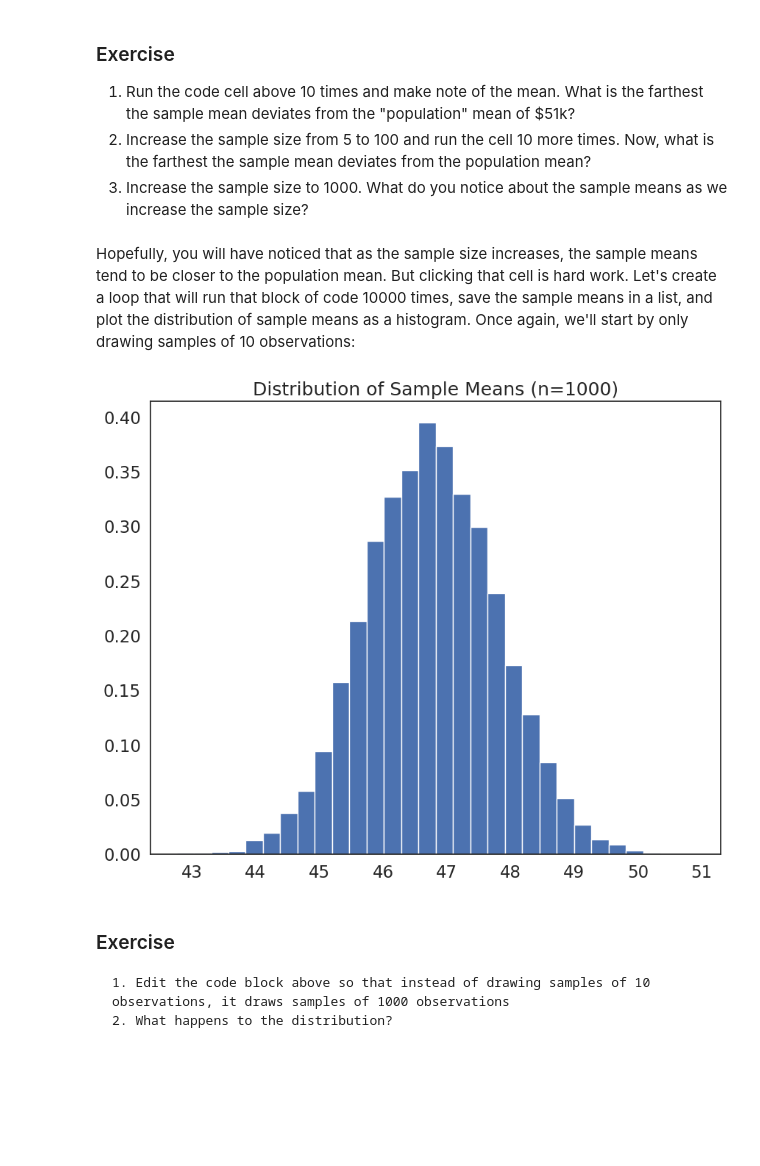
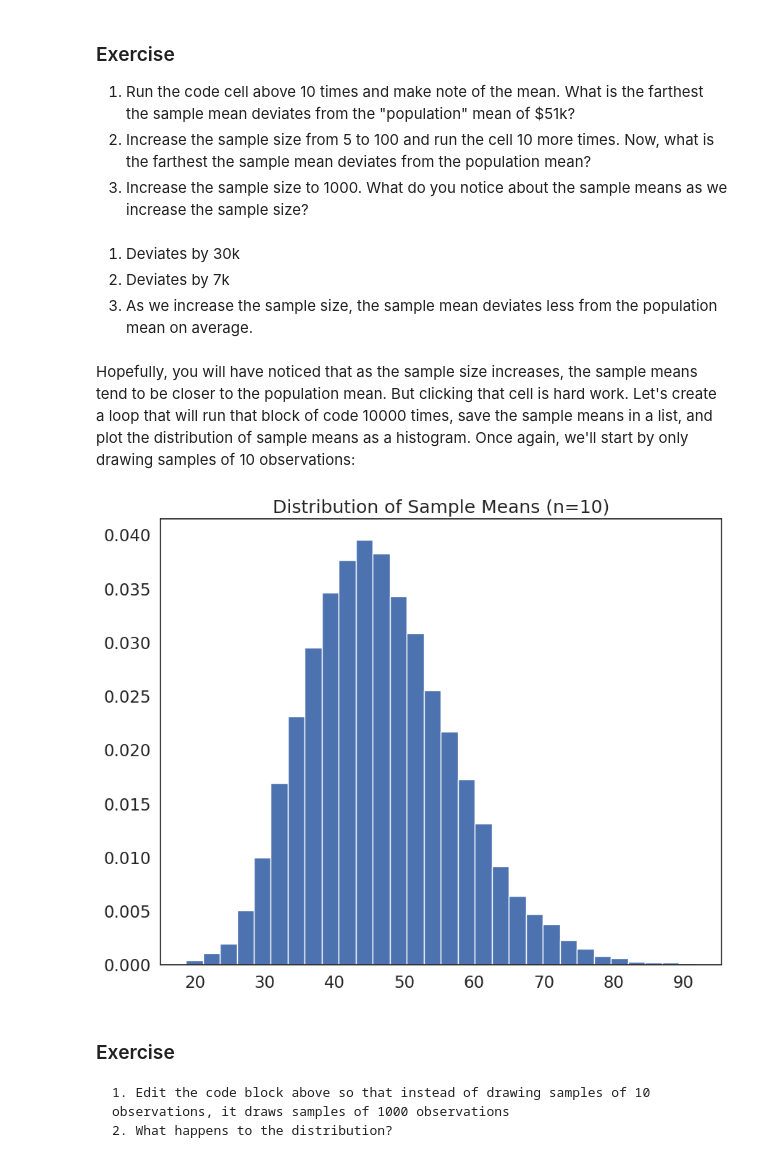
Before and after one commit to zixinsun2004/QM2, a Jupyter notebook: notebooks/W05. Distributions and Basic Statistics.ipynb, the cells around one changed output. Drawn from its saved outputs; the diff is of its cells as text; code cells hidden in the pictures; blank space fills up the shorter version.

```diff
--- a/notebooks/W05. Distributions and Basic Statistics.ipynb
+++ b/notebooks/W05. Distributions and Basic Statistics.ipynb
@@ -363,24 +377,28 @@ Mean: 47.10745999999999
 1. Run the code cell above 10 times and make note of the mean. What is the farthest the sample mean deviates from the "population" mean of $51k?
 2. Increase the sample size from 5 to 100 and run the cell 10 more times. Now, what is the farthest the sample mean deviates from the population mean?
 3. Increase the sample size to 1000. What do you notice about the sample means as we increase the sample size?
+# %% [markdown]
+1. Deviates by 30k
+2. Deviates by 7k
+3. As we increase the sample size, the sample mean deviates less from the population mean on average.
 # %% [markdown]
 Hopefully, you will have noticed that as the sample size increases, the sample means tend to be closer to the population mean. But clicking that cell is hard work. Let's create a loop that will run that block of code 10000 times, save the sample means in a list, and plot the distribution of sample means as a histogram. Once again, we'll start by only drawing samples of 10 observations:
 # %%
 #create an empty list to store sample means
 sample_means=[]
 
-sample_size=1000
+sample_size=10
 # loop 10,000 times.
 for i in range(0,10000):
     sample= df['income'].sample(sample_size, replace=True) # draw a sample of 10 observations from the income variable, with replacement
     sample_mean=sample.mean() # calculate the mean of the sample
     sample_means.append(sample_mean) # append the sample mean to the list of sample means
 
 plt.hist(sample_means, bins=30, edgecolor='white', density=True) # plot a histogram of the sample means
 plt.title('Distribution of Sample Means (n={})'.format(sample_size)) # add a title
 plt.show()
 # %% [output]
-[figure, old version]
+[figure, new version]
 # %% [markdown]
 ### Exercise
 
```
Also changed, not shown: parts of 12 cells of this notebook.
